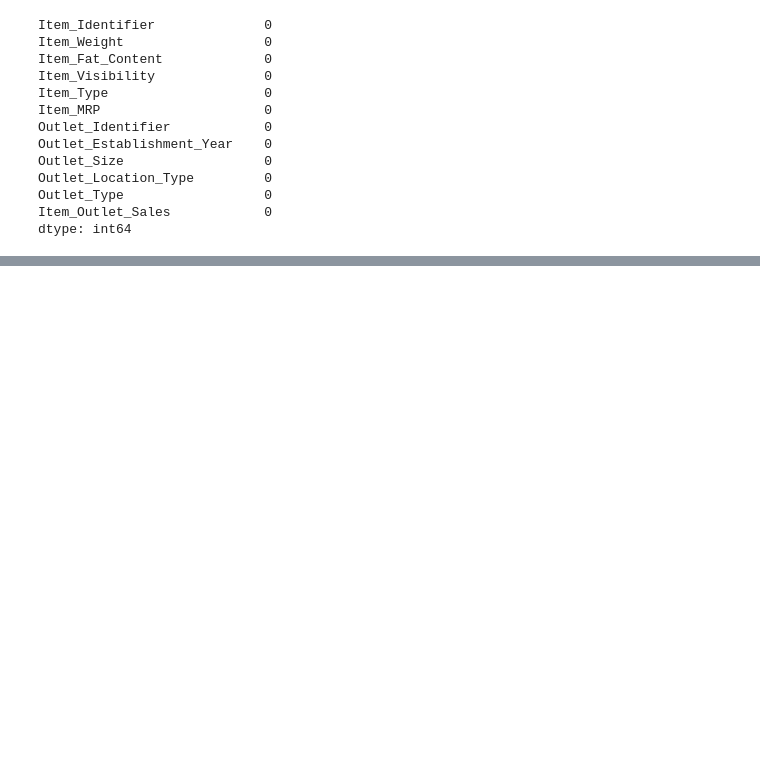
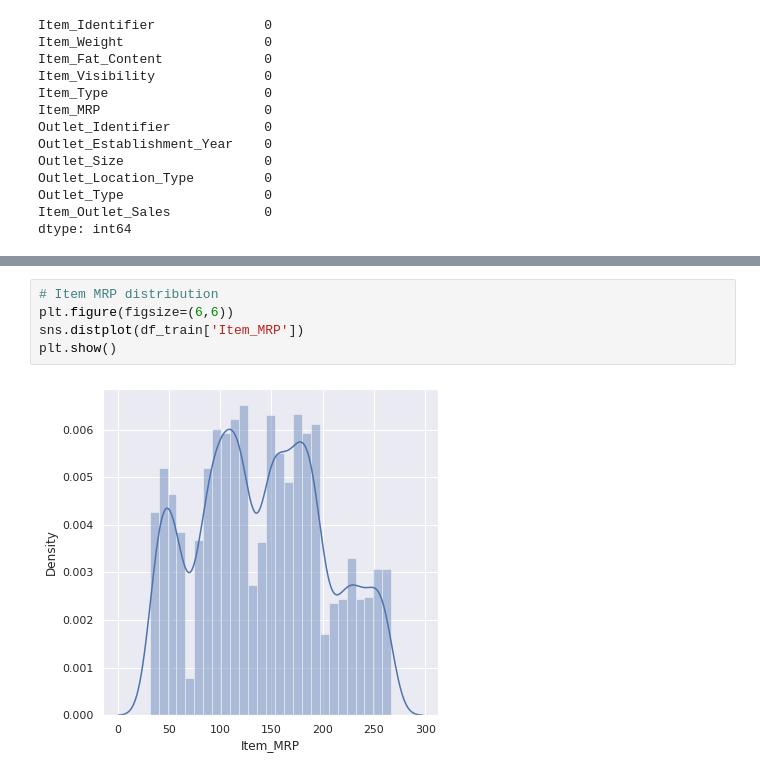
Before and after one commit to olexy/da_ds_ml, a Jupyter notebook: ShopRite.ipynb, the cells around one changed output, grey strips where cells are left out. Cells and saved outputs as stored; diff of their text form; blank space fills up the shorter version.

```diff
--- a/ShopRite.ipynb
+++ b/ShopRite.ipynb
@@ -147,0 +180,7 @@ dtype: int64
+# %%
+# Item MRP distribution
+plt.figure(figsize=(6,6))
+sns.distplot(df_train['Item_MRP'])
+plt.show()
+# %% [output]
+[figure, added]
```
Also changed, not shown: parts of 16 cells of this notebook.
